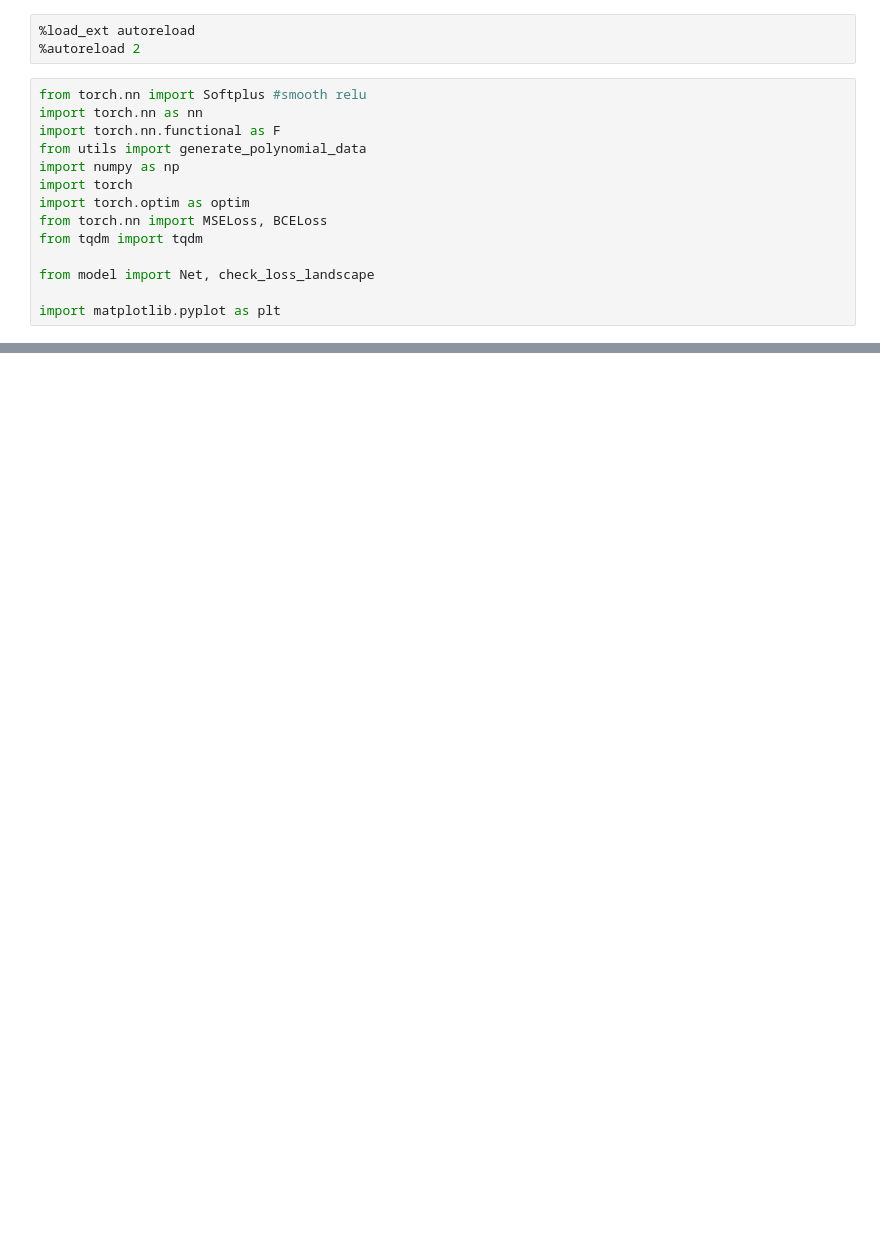
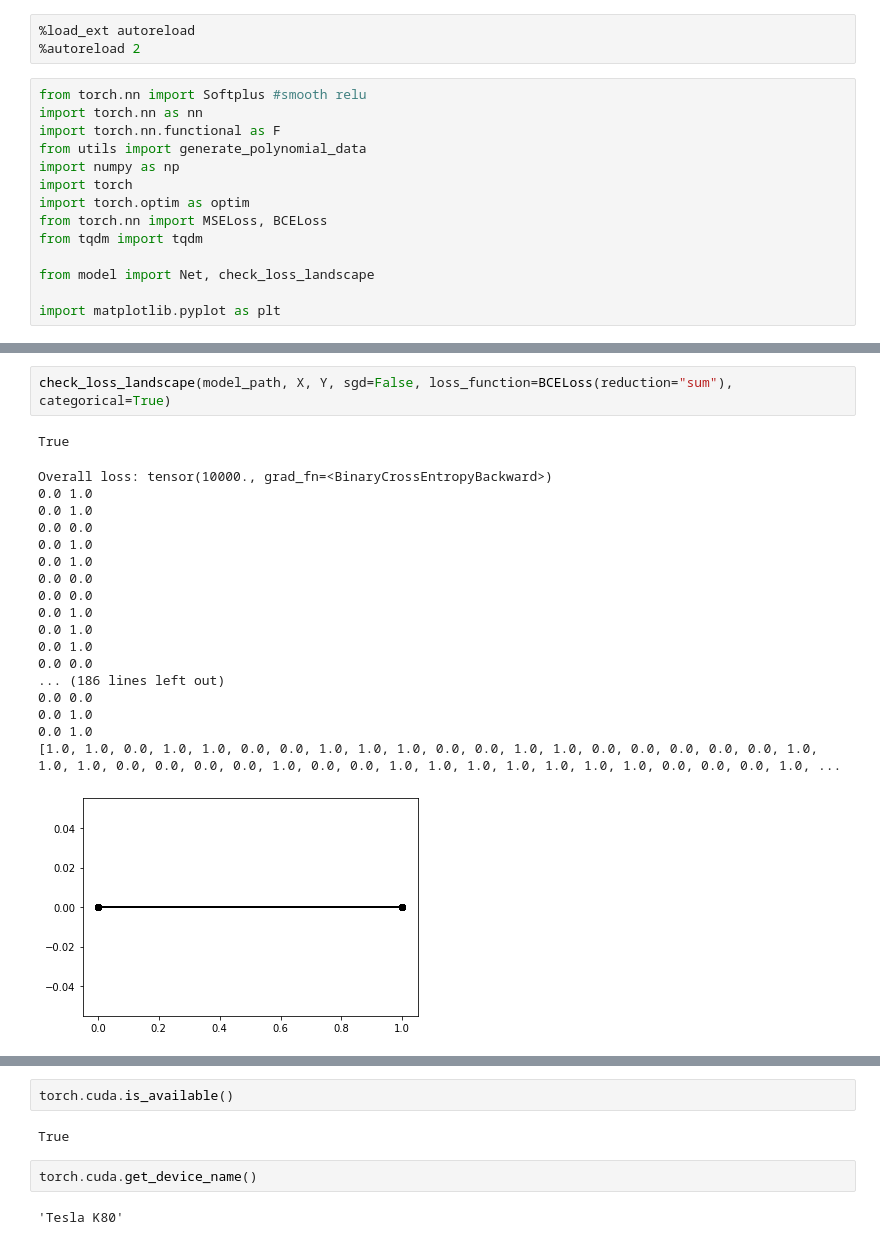
Before and after one commit to cwang506/sgd_loss, a Jupyter notebook: python/gd_categorical.ipynb, the cells around one changed output, grey strips where cells are left out. Drawn from its saved outputs; the diff is of its cells as text; blank space fills up the shorter version.

```diff
--- a/python/gd_categorical.ipynb
+++ b/python/gd_categorical.ipynb
@@ -90,0 +111,22 @@ Epoch 2 iteration 2000 loss: 13.86
+# %%
+check_loss_landscape(model_path, X, Y, sgd=False, loss_function=BCELoss(reduction="sum"), categorical=True)
+# %% [output]
+True
+Overall loss: tensor(10000., grad_fn=<BinaryCrossEntropyBackward>)
+0.0 1.0
+0.0 1.0
+0.0 0.0
+0.0 1.0
+0.0 1.0
+0.0 0.0
+0.0 0.0
+0.0 1.0
+0.0 1.0
+0.0 1.0
+0.0 0.0
+... (186 lines left out)
+0.0 0.0
+0.0 1.0
+0.0 1.0
+[1.0, 1.0, 0.0, 1.0, 1.0, 0.0, 0.0, 1.0, 1.0, 1.0, 0.0, 0.0, 1.0, 1.0, 0.0, 0.0, 0.0, 0.0, 0.0, 1.0, 1.0, 1.0, 0.0, 0.0, 0.0, 0.0, 1.0, 0.0, 0.0, 1.0, 1.0, 1.0, 1.0, 1.0, 1.0, 1.0, 0.0, 0.0, 0.0, 1.0, ...
+[figure, added]
@@ -90,0 +134,8 @@ Epoch 2 iteration 2000 loss: 13.86
+# %%
+torch.cuda.is_available()
+# %% [output]
+True
+# %%
+torch.cuda.get_device_name()
+# %% [output]
+'Tesla K80'
```
Also changed, not shown: parts of 5 cells of this notebook, 9 other files.
